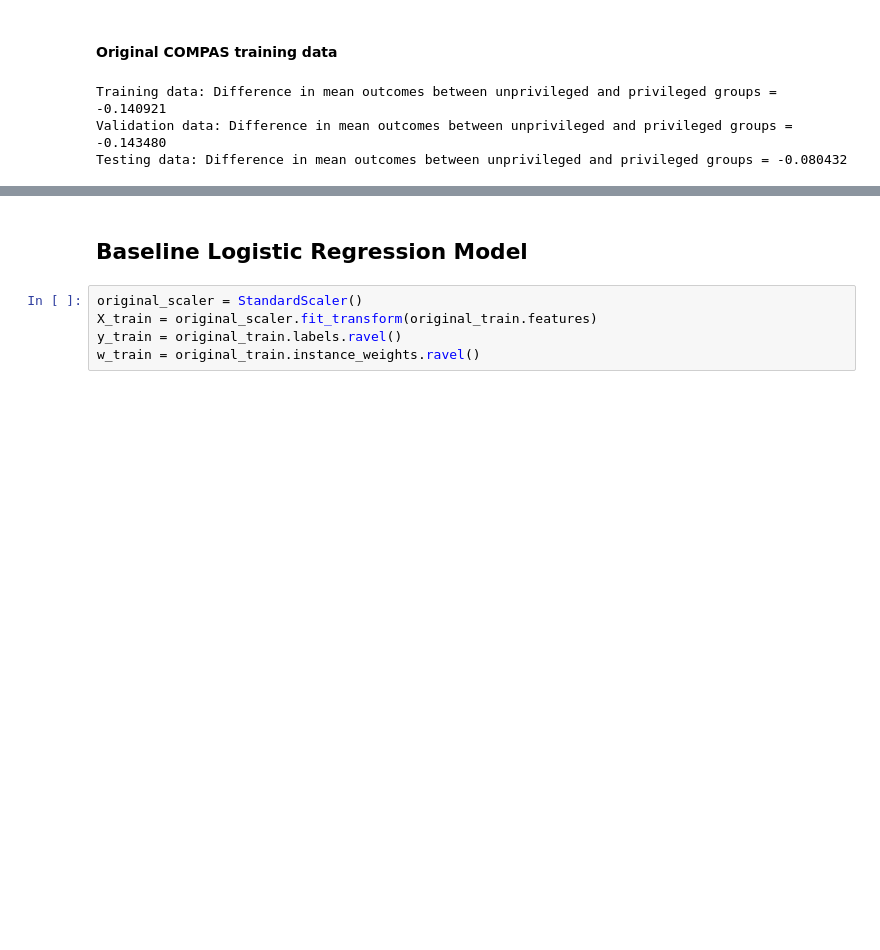
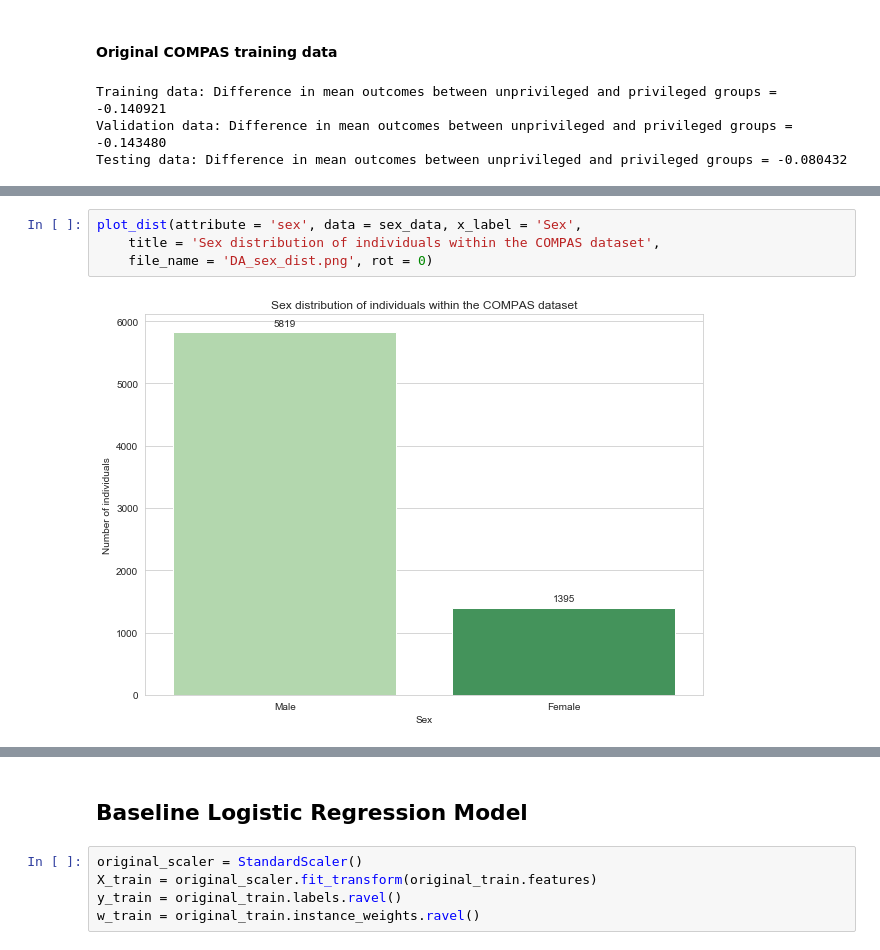
Before and after one commit to megantennies/FYP, a Jupyter notebook: FYP_CODE_LR.ipynb, the cells around one changed output, grey strips where cells are left out. Cells and saved outputs as stored; diff of their text form; blank space fills up the shorter version.

```diff
--- a/FYP_CODE_LR.ipynb
+++ b/FYP_CODE_LR.ipynb
@@ -156,0 +220,6 @@ Testing data: Difference in mean outcomes between unprivileged and privileged gr
+# %%
+plot_dist(attribute = 'sex', data = sex_data, x_label = 'Sex',
+    title = 'Sex distribution of individuals within the COMPAS dataset',
+    file_name = 'DA_sex_dist.png', rot = 0)
+# %% [output]
+[figure, added]
```
Also changed, not shown: parts of 45 cells of this notebook, 11 other files.
